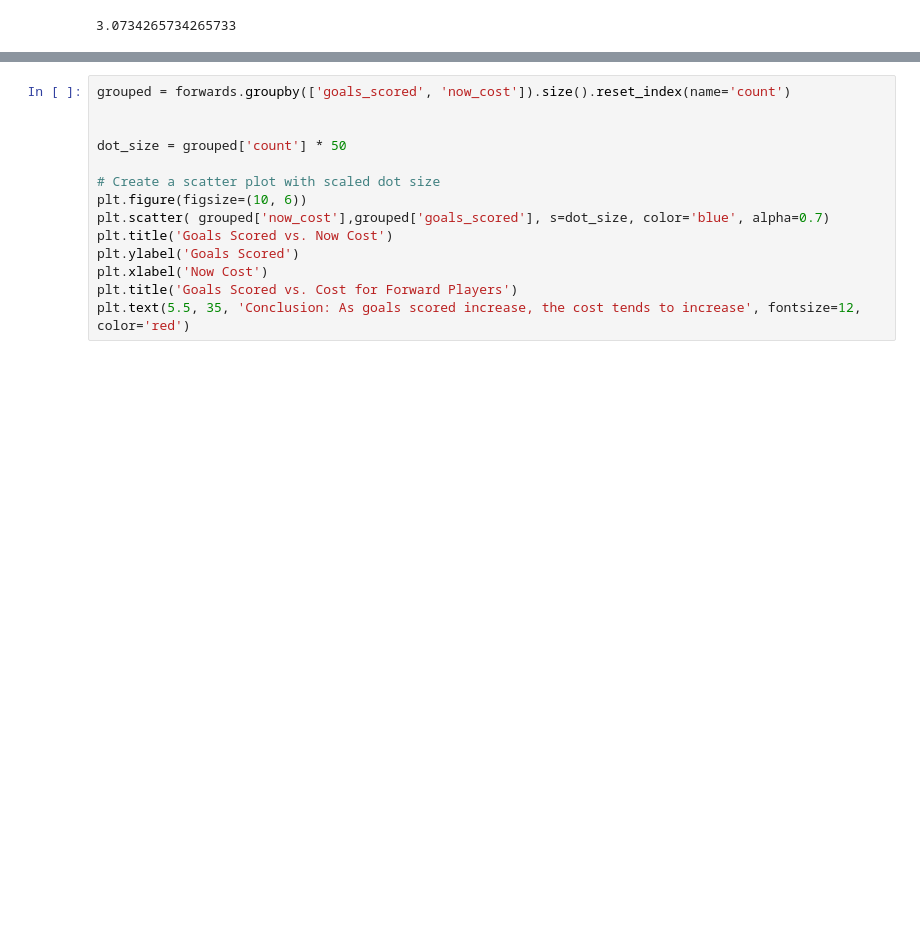
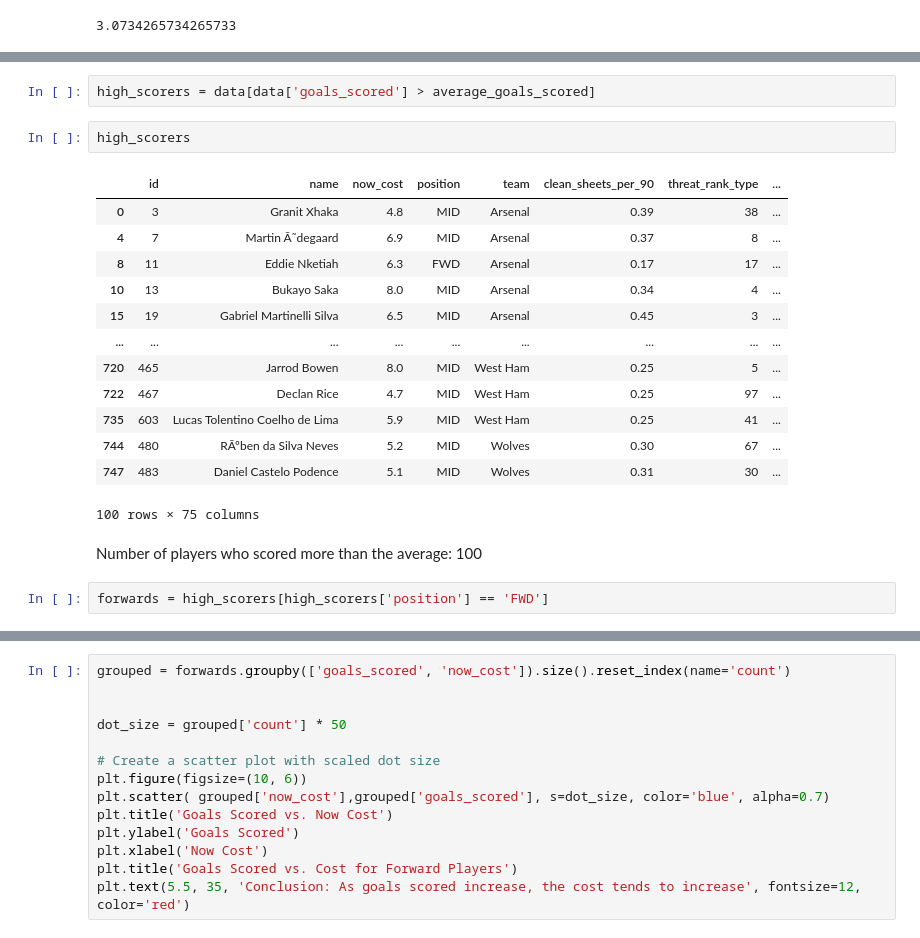
Before and after one commit to borhenDH/Fantasy-premier-league-Data-Analysis-and-Visualisation, a Jupyter notebook: analysis.ipynb, the cells around one changed output, grey strips where cells are left out. Cells and saved outputs as stored; diff of their text form; blank space fills up the shorter version.

```diff
--- a/analysis.ipynb
+++ b/analysis.ipynb
@@ -71,0 +60,22 @@ Number of players who scored more than the average: 100
+# %%
+high_scorers = data[data['goals_scored'] > average_goals_scored]
+# %%
+high_scorers
+# %% [output]
+|  | id | name | now_cost | position | team | clean_sheets_per_90 | threat_rank_type | ... |
+| 0 | 3 | Granit Xhaka | 4.8 | MID | Arsenal | 0.39 | 38 | ... |
+| 4 | 7 | Martin Ã˜degaard | 6.9 | MID | Arsenal | 0.37 | 8 | ... |
+| 8 | 11 | Eddie Nketiah | 6.3 | FWD | Arsenal | 0.17 | 17 | ... |
+| 10 | 13 | Bukayo Saka | 8.0 | MID | Arsenal | 0.34 | 4 | ... |
+| 15 | 19 | Gabriel Martinelli Silva | 6.5 | MID | Arsenal | 0.45 | 3 | ... |
+| ... | ... | ... | ... | ... | ... | ... | ... | ... |
+| 720 | 465 | Jarrod Bowen | 8.0 | MID | West Ham | 0.25 | 5 | ... |
+| 722 | 467 | Declan Rice | 4.7 | MID | West Ham | 0.25 | 97 | ... |
+| 735 | 603 | Lucas Tolentino Coelho de Lima | 5.9 | MID | West Ham | 0.25 | 41 | ... |
+| 744 | 480 | RÃºben da Silva Neves | 5.2 | MID | Wolves | 0.30 | 67 | ... |
+| 747 | 483 | Daniel Castelo Podence | 5.1 | MID | Wolves | 0.31 | 30 | ... |
+100 rows × 75 columns
+# %% [markdown]
+Number of players who scored more than the average: 100
+# %%
+forwards = high_scorers[high_scorers['position'] == 'FWD']
```
Also changed, not shown: parts of 6 cells of this notebook.
